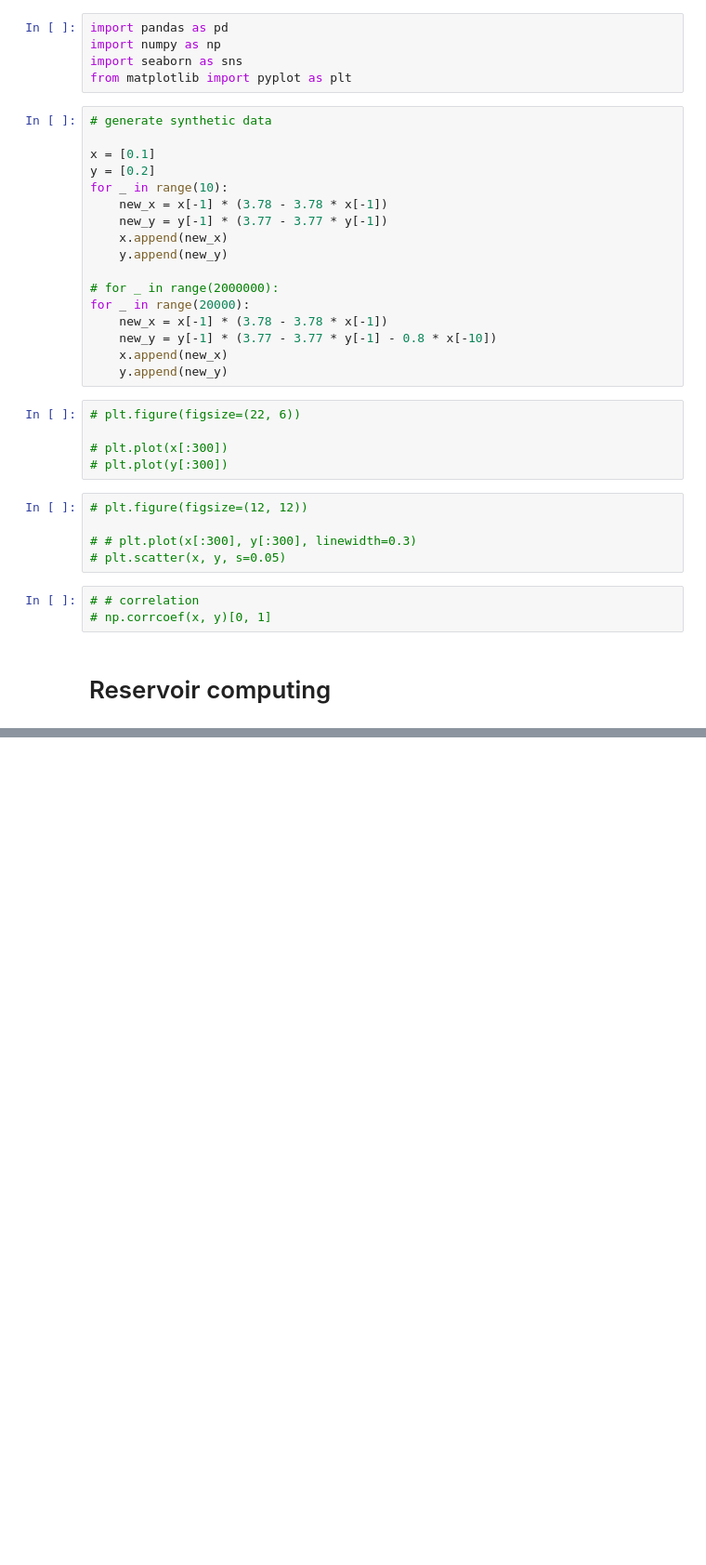
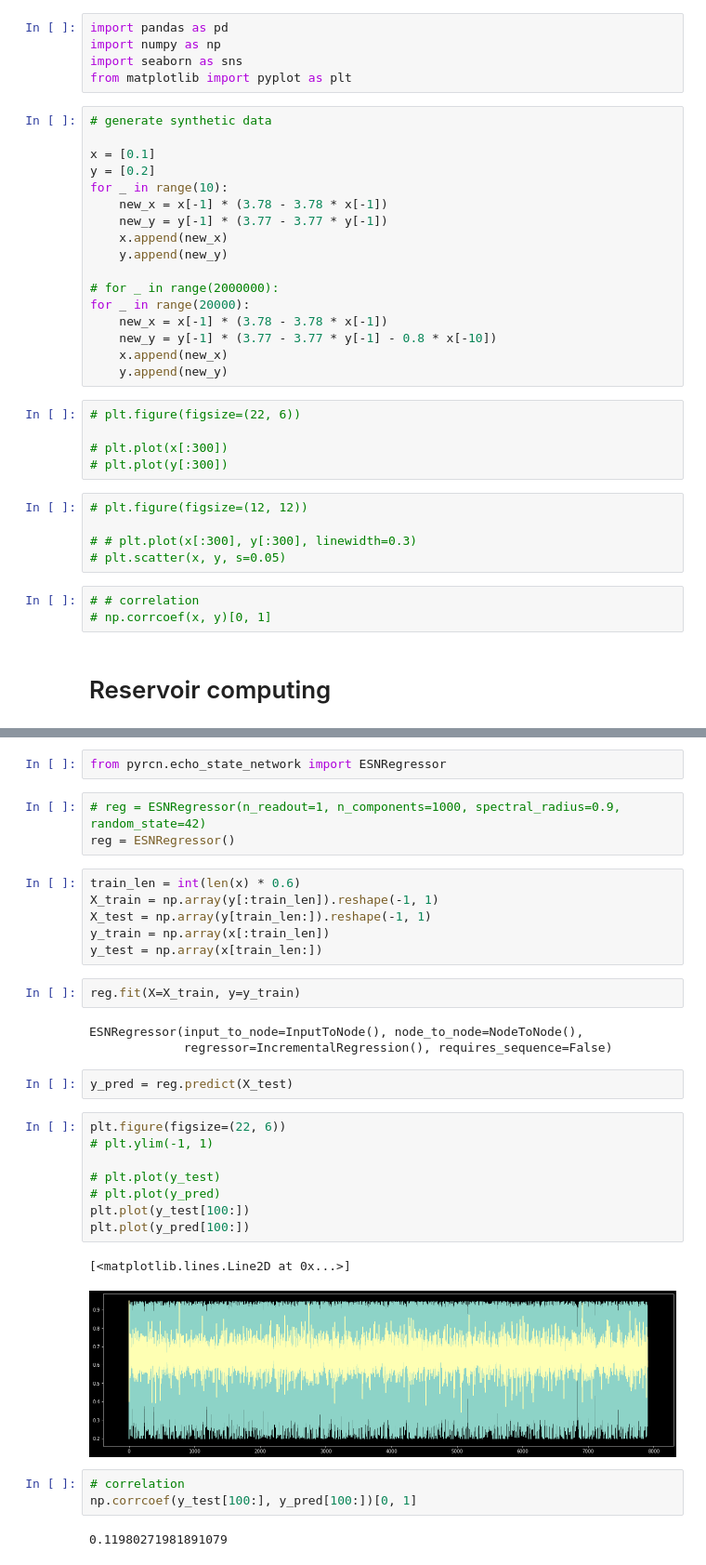
Before and after one commit to filyp/brainhack-reservoir, a Jupyter notebook: artificial_data_tests.ipynb, the cells around one changed output, grey strips where cells are left out. Shown at 93% size. Saved outputs shown, nothing was run; the diff lists cells and outputs as text; blank space fills up the shorter version.

Commit message:
artificial data tests

```diff
--- a/artificial_data_tests.ipynb
+++ b/artificial_data_tests.ipynb
@@ -39,0 +38,34 @@ from easyesn import PredictionESN
+# %%
+from pyrcn.echo_state_network import ESNRegressor
+# %%
+# reg = ESNRegressor(n_readout=1, n_components=1000, spectral_radius=0.9, random_state=42)
+reg = ESNRegressor()
+# %%
+train_len = int(len(x) * 0.6)
+X_train = np.array(y[:train_len]).reshape(-1, 1)
+X_test = np.array(y[train_len:]).reshape(-1, 1)
+y_train = np.array(x[:train_len])
+y_test = np.array(x[train_len:])
+# %%
+reg.fit(X=X_train, y=y_train)
+# %% [output]
+ESNRegressor(input_to_node=InputToNode(), node_to_node=NodeToNode(),
+             regressor=IncrementalRegression(), requires_sequence=False)
+# %%
+y_pred = reg.predict(X_test)
+# %%
+plt.figure(figsize=(22, 6))
+# plt.ylim(-1, 1)
+
+# plt.plot(y_test)
+# plt.plot(y_pred)
+plt.plot(y_test[100:])
+plt.plot(y_pred[100:])
+# %% [output]
+[<matplotlib.lines.Line2D at 0x...>]
+[figure, added]
+# %%
+# correlation
+np.corrcoef(y_test[100:], y_pred[100:])[0, 1]
+# %% [output]
+0.11980271981891079
```
Also changed, not shown: parts of 2 cells of this notebook, 2 other files.
